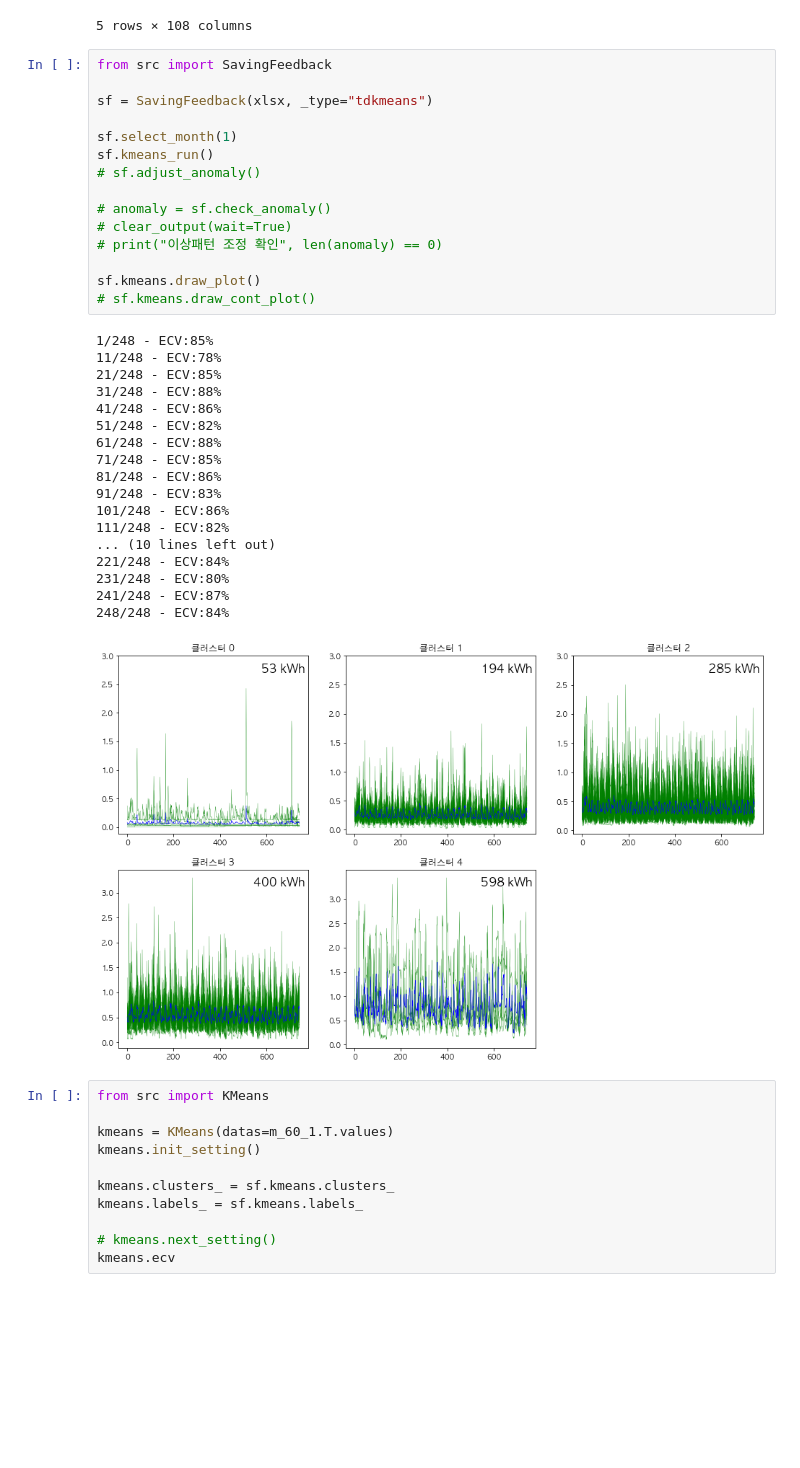
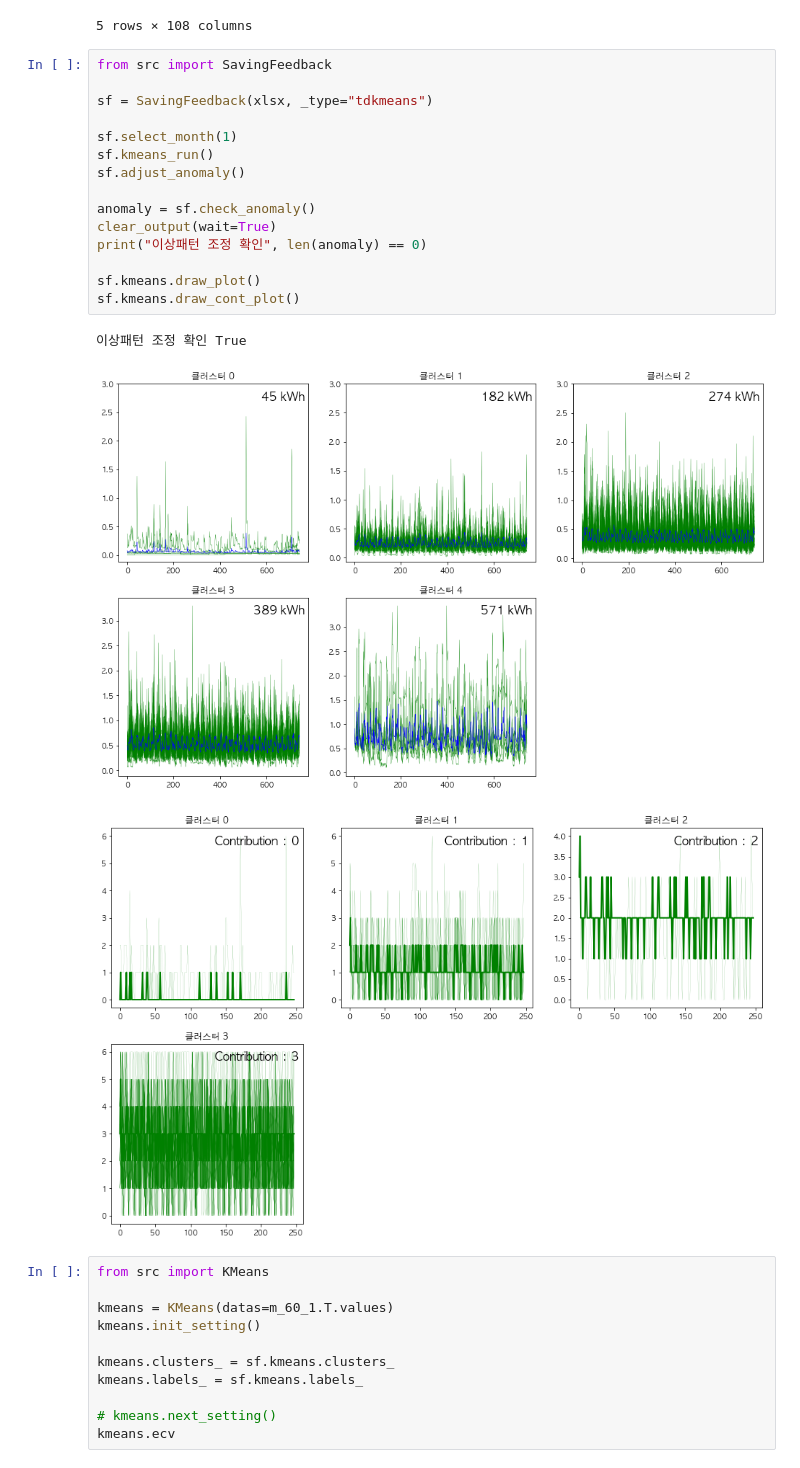
Before and after one commit to formegusto/distribution-public-fee, a Jupyter notebook: pt6. 전기절약 피드백 (TimeDivision KMeans Based).ipynb, the cells around one changed output. Saved outputs shown, nothing was run; the diff lists cells and outputs as text; blank space fills up the shorter version.

Commit message:
update : TimeDivision Adjust Anomaly 추가

```diff
--- a/pt6. 전기절약 피드백 (TimeDivision KMeans Based).ipynb
+++ b/pt6. 전기절약 피드백 (TimeDivision KMeans Based).ipynb
@@ -69,37 +69,22 @@ m_60_1.head()
 # %%
 from src import SavingFeedback
 
 sf = SavingFeedback(xlsx, _type="tdkmeans")
 
 sf.select_month(1)
 sf.kmeans_run()
-# sf.adjust_anomaly()
+sf.adjust_anomaly()
 
-# anomaly = sf.check_anomaly()
-# clear_output(wait=True)
-# print("이상패턴 조정 확인", len(anomaly) == 0)
+anomaly = sf.check_anomaly()
+clear_output(wait=True)
+print("이상패턴 조정 확인", len(anomaly) == 0)
 
 sf.kmeans.draw_plot()
-# sf.kmeans.draw_cont_plot()
+sf.kmeans.draw_cont_plot()
 # %% [output]
-1/248 - ECV:85%
-11/248 - ECV:78%
-21/248 - ECV:85%
-31/248 - ECV:88%
-41/248 - ECV:86%
-51/248 - ECV:82%
-61/248 - ECV:88%
-71/248 - ECV:85%
-81/248 - ECV:86%
-91/248 - ECV:83%
-101/248 - ECV:86%
-111/248 - ECV:82%
-... (10 lines left out)
-221/248 - ECV:84%
-231/248 - ECV:80%
-241/248 - ECV:87%
-248/248 - ECV:84%
+이상패턴 조정 확인 True
-[figure, old version]
+[figure, new version]
+[figure, added]
 # %%
 from src import KMeans
 
```
Also changed, not shown: parts of 9 cells of this notebook, 6 other files.
